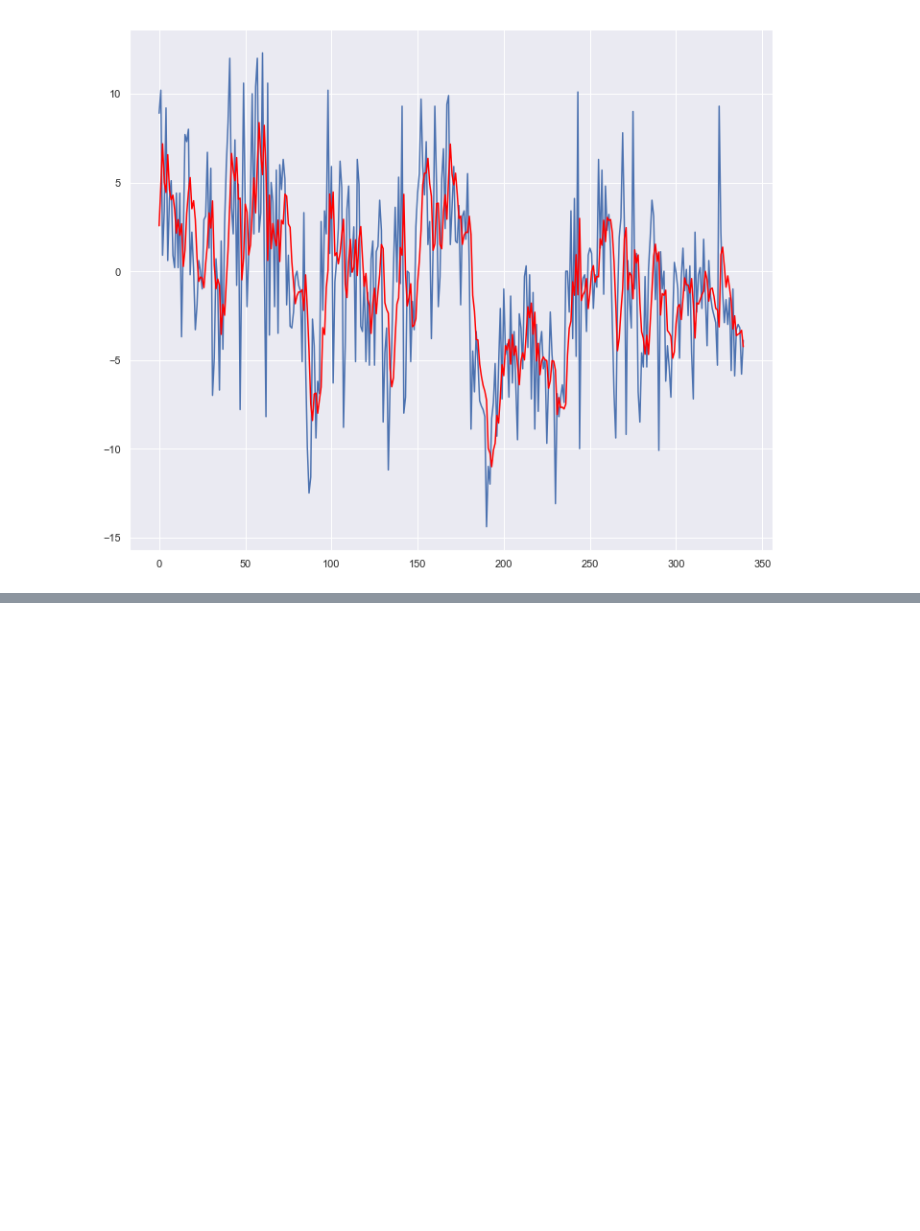
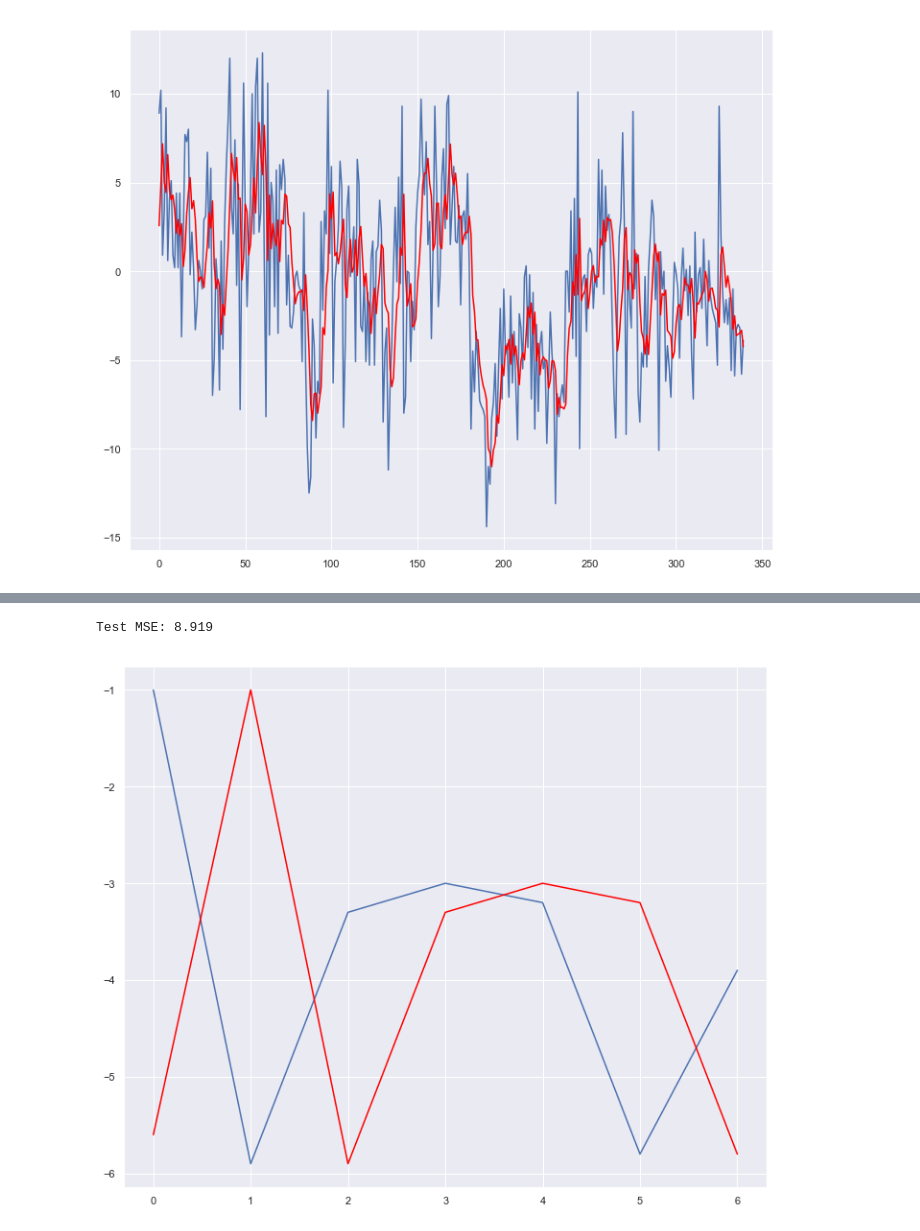
Before and after one commit to Jellybean12/Groepje-C3, a Jupyter notebook: Suckadick.ipynb, the cells around one changed output, grey strips where cells are left out. Saved outputs shown, nothing was run; the diff lists cells and outputs as text; code cells hidden in the pictures; blank space fills up the shorter version.

```diff
--- a/Suckadick.ipynb
+++ b/Suckadick.ipynb
@@ -72,0 +168,38 @@ Test MSE: 20.841
+# %%
+from pandas import Series
+from pandas import DataFrame
+from pandas import concat
+from matplotlib import pyplot
+from sklearn.metrics import mean_squared_error
+series = read_csv('satallbor475.csv', header=0, parse_dates=[0], index_col=0, squeeze=True)
+series = pd.DataFrame(series)
+series['meting'] = series['meting'].multiply(1000)
+series = series.head(1000)
+# create lagged dataset
+values = DataFrame(series.values)
+dataframe = concat([values.shift(1), values], axis=1)
+dataframe.columns = ['t-1', 't+1']
+# split into train and test sets
+X = dataframe.values
+train, test = X[1:len(X)-7], X[len(X)-7:]
+train_X, train_y = train[:,0], train[:,1]
+test_X, test_y = test[:,0], test[:,1]
+
+# persistence model
+def model_persistence(x):
+    return x
+
+# walk-forward validation
+predictions = list()
+for x in test_X:
+    yhat = model_persistence(x)
+    predictions.append(yhat)
+test_score = mean_squared_error(test_y, predictions)
+print('Test MSE: %.3f' % test_score)
+# plot predictions vs expected
+pyplot.plot(test_y)
+pyplot.plot(predictions, color='red')
+pyplot.show()
+# %% [output]
+Test MSE: 8.919
+[figure, added]
```
Also changed, not shown: parts of 8 cells of this notebook.
